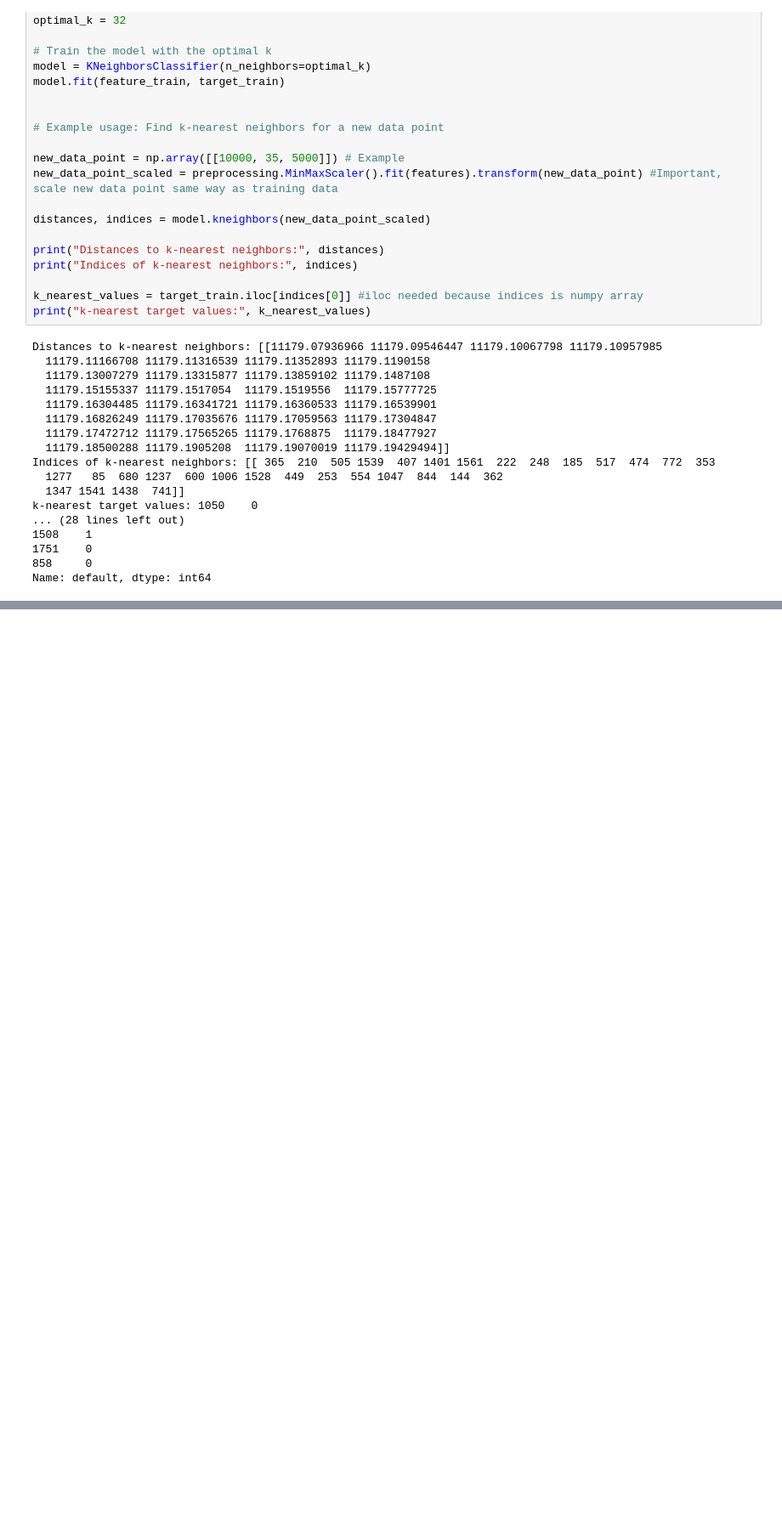
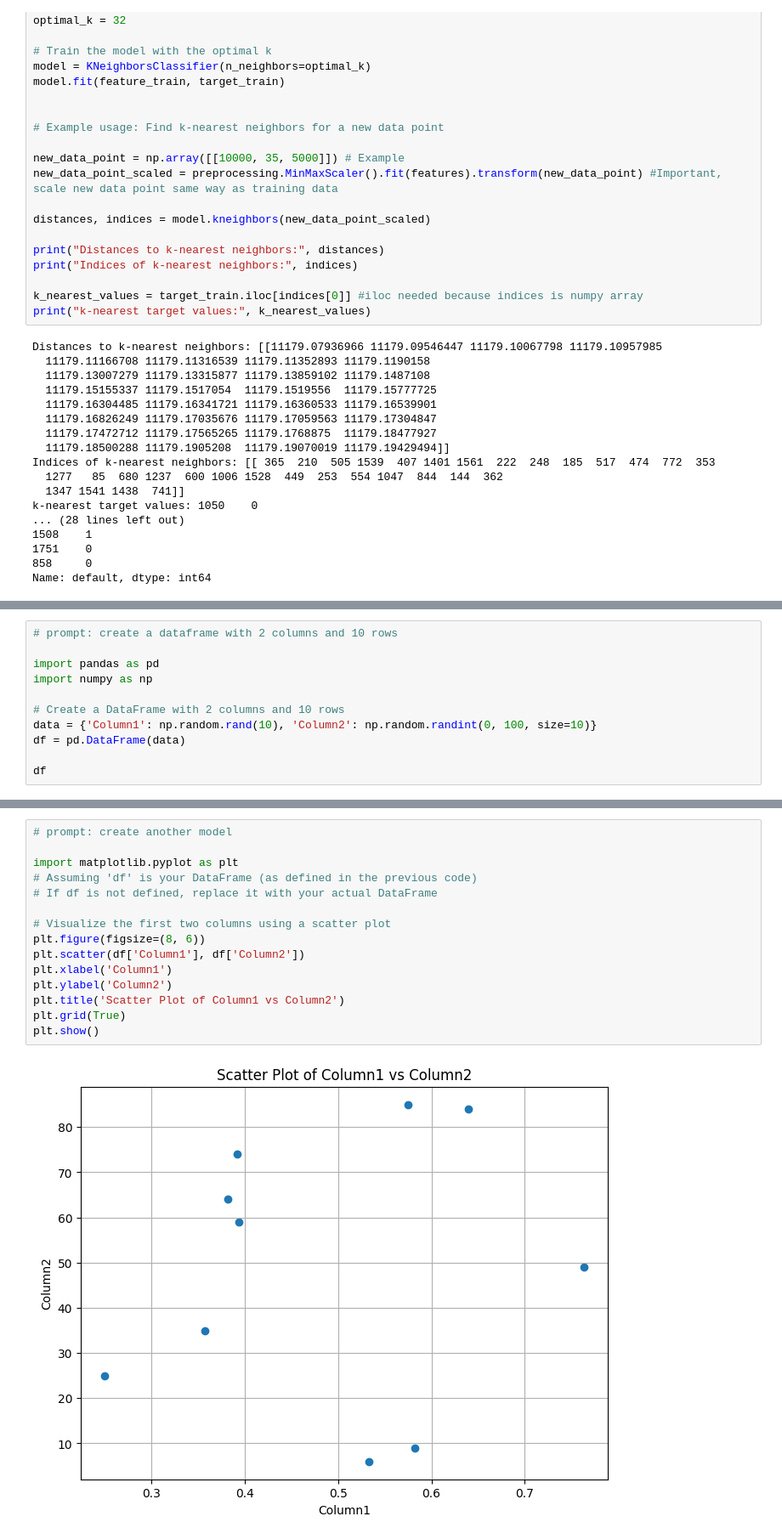
Before and after one commit to umm-e-sulaim/machine-learning-AI, a Jupyter notebook: 10_K_Nearest_Neighbors.ipynb, the cells around one changed output, grey strips where cells are left out. Shown at 85% size. Cells and saved outputs as stored; diff of their text form; blank space fills up the shorter version.

```diff
--- a/10_K_Nearest_Neighbors.ipynb
+++ b/10_K_Nearest_Neighbors.ipynb
@@ -721,0 +791,11 @@ Name: default, dtype: int64
+# %%
+# prompt: create a dataframe with 2 columns and 10 rows
+
+import pandas as pd
+import numpy as np
+
+# Create a DataFrame with 2 columns and 10 rows
+data = {'Column1': np.random.rand(10), 'Column2': np.random.randint(0, 100, size=10)}
+df = pd.DataFrame(data)
+
+df
@@ -721,0 +814,17 @@ Name: default, dtype: int64
+# %%
+# prompt: create another model
+
+import matplotlib.pyplot as plt
+# Assuming 'df' is your DataFrame (as defined in the previous code)
+# If df is not defined, replace it with your actual DataFrame
+
+# Visualize the first two columns using a scatter plot
+plt.figure(figsize=(8, 6))
+plt.scatter(df['Column1'], df['Column2'])
+plt.xlabel('Column1')
+plt.ylabel('Column2')
+plt.title('Scatter Plot of Column1 vs Column2')
+plt.grid(True)
+plt.show()
+# %% [output]
+[figure, added]
```
Also changed, not shown: parts of 13 cells of this notebook.
